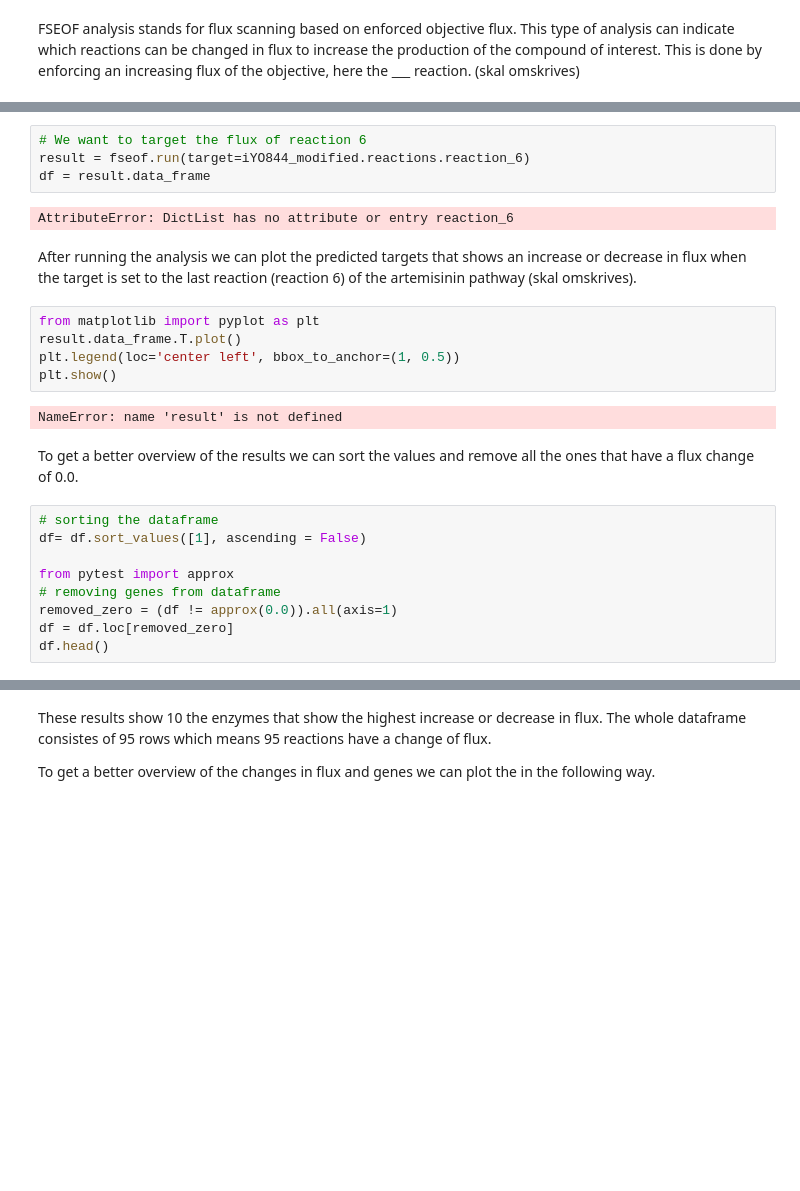
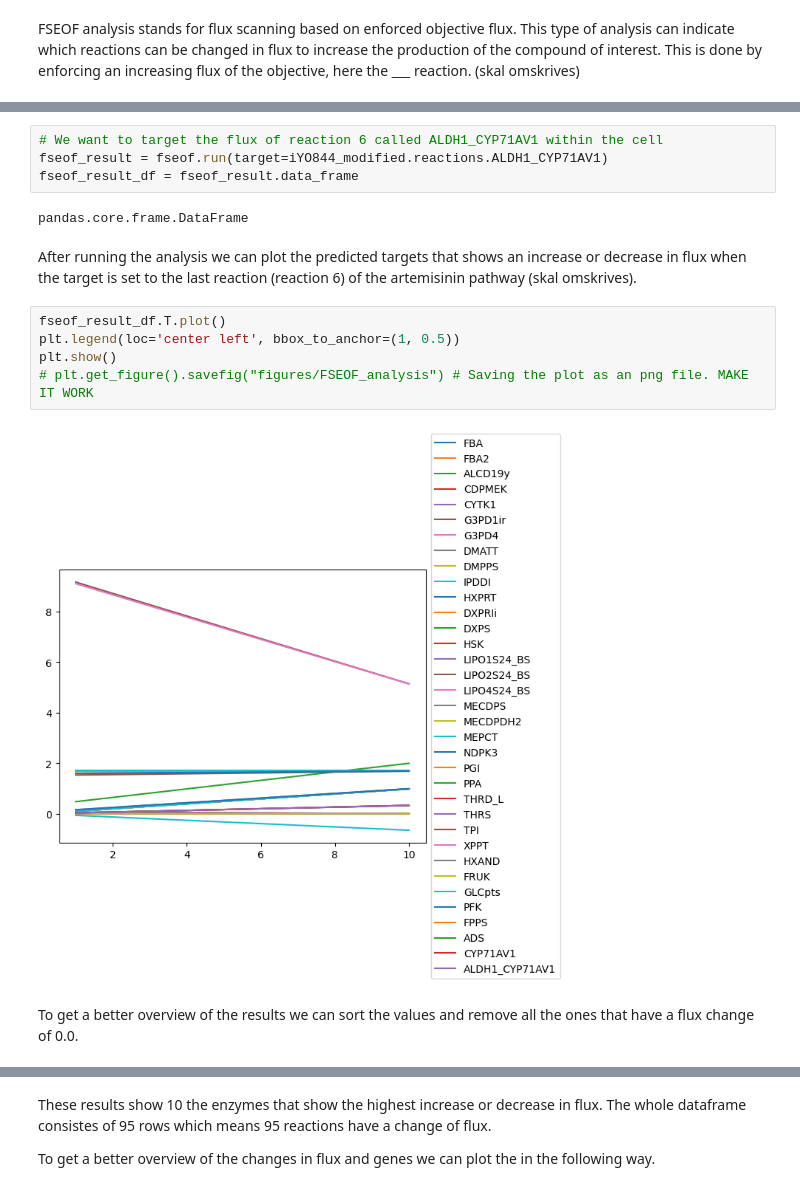
Before and after one commit to 27410/group-assignment-group6, a Jupyter notebook: 5_FSEOF_analysis.ipynb, the cells around one changed output, grey strips where cells are left out. Drawn from its saved outputs; the diff is of its cells as text; blank space fills up the shorter version.

```diff
--- a/5_FSEOF_analysis.ipynb
+++ b/5_FSEOF_analysis.ipynb
@@ -45,26 +32,17 @@ ALDH1_CYP71AV1: artalc_c + nadp_c + o2_c --> dihydroartaci_c + h2o_c + nadph_c
 # %%
-# We want to target the flux of reaction 6
-result = fseof.run(target=iYO844_modified.reactions.reaction_6)
-df = result.data_frame
+# We want to target the flux of reaction 6 called ALDH1_CYP71AV1 within the cell
+fseof_result = fseof.run(target=iYO844_modified.reactions.ALDH1_CYP71AV1)
+fseof_result_df = fseof_result.data_frame
 # %% [output]
-AttributeError: DictList has no attribute or entry reaction_6
+pandas.core.frame.DataFrame
 # %% [markdown]
 After running the analysis we can plot the predicted targets that shows an increase or decrease in flux when the target is set to the last reaction (reaction 6) of the artemisinin pathway (skal omskrives).
 # %%
-from matplotlib import pyplot as plt
-result.data_frame.T.plot()
+fseof_result_df.T.plot()
 plt.legend(loc='center left', bbox_to_anchor=(1, 0.5))
 plt.show()
+# plt.get_figure().savefig("figures/FSEOF_analysis") # Saving the plot as an png file. MAKE IT WORK
 # %% [output]
-NameError: name 'result' is not defined
+[figure, added]
 # %% [markdown]
 To get a better overview of the results we can sort the values and remove all the ones that have a flux change of 0.0.
-# %%
-# sorting the dataframe
-df= df.sort_values([1], ascending = False)
-
-from pytest import approx
-# removing genes from dataframe
-removed_zero = (df != approx(0.0)).all(axis=1)
-df = df.loc[removed_zero]
-df.head()
```
Also changed, not shown: parts of 12 cells of this notebook, 1 other file.
